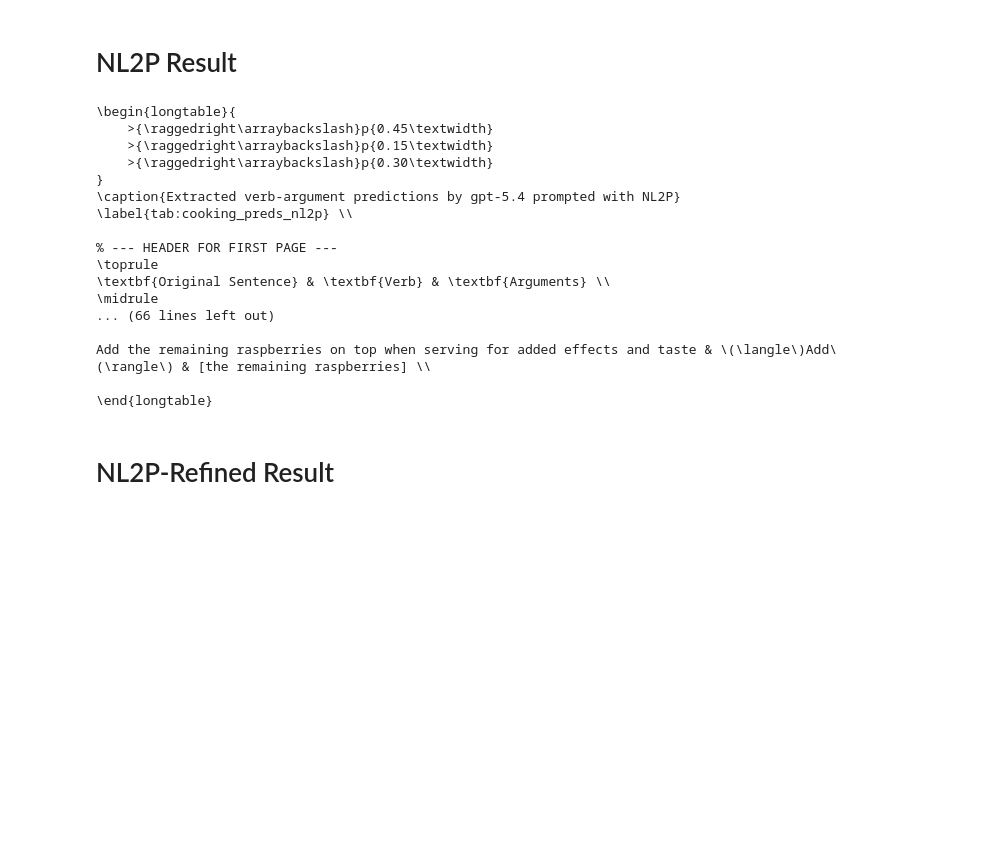
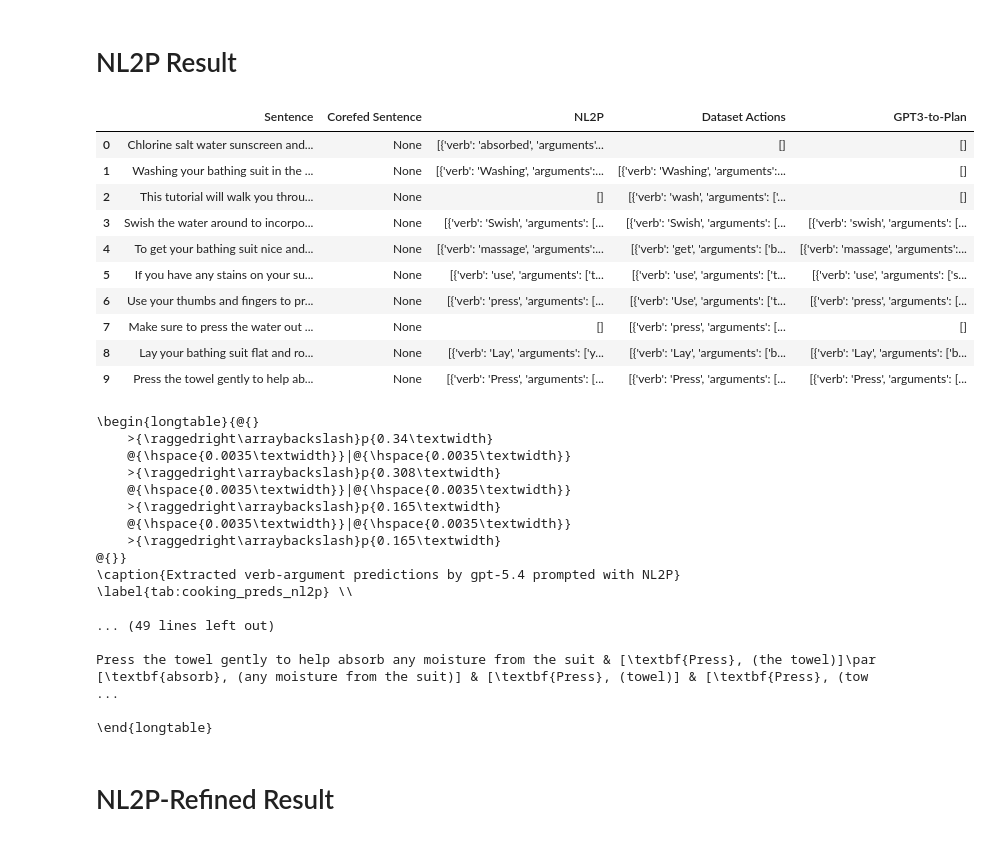
Before and after one commit to utop1an/llm-action-extraction, a Jupyter notebook: diagnosis/read_results_into_table.ipynb, the cells around one changed output. Saved outputs shown, nothing was run; the diff lists cells and outputs as text; code cells hidden in the pictures; blank space fills up the shorter version.

Commit message:
update the json results to latex table script

```diff
--- a/diagnosis/read_results_into_table.ipynb
+++ b/diagnosis/read_results_into_table.ipynb
@@ -169,30 +552,50 @@ def json_result_to_longtable(
 # %% [markdown]
 # NL2P Result
 # %%
-table1 = json_result_to_longtable(
-    input_path=PROJECT_ROOT / f"results/nl2p_1/{SELECTED_MODEL}/{SELECTED_DATASET}_nl2p_1_{SELECTED_MODEL}.json",
-    doc_id=DOC_ID,
+selected_dataset = "cooking"
+doc_id = 107
+
+dataframe1 = json_result_to_dataframe(
+    input_path=PROJECT_ROOT / f"results/nl2p_1/{SELECTED_MODEL}/{selected_dataset}_nl2p_1_{SELECTED_MODEL}.json",
+    results_name="NL2P",
+    comparison_path=PROJECT_ROOT / f"results/gpt3_to_plan/{SELECTED_MODEL}/{selected_dataset}_gpt3_to_plan_{SELECTED_MODEL}.json",
+    doc_id=doc_id,
+)
+display_wrapped_dataframe(dataframe1)
+
+table1 = dataframe_to_longtable(
+    dataframe1,
     caption=f"Extracted verb-argument predictions by {SELECTED_MODEL} prompted with NL2P",
-    label=f"tab:{SELECTED_DATASET}_preds_nl2p",
+    label=f"tab:{selected_dataset}_preds_nl2p",
 )
-
 print(table1)
 # %% [output]
+|  | Sentence | Corefed Sentence | NL2P | Dataset Actions | GPT3-to-Plan |
+| 0 | Chlorine salt water sunscreen and... | None | [{'verb': 'absorbed', 'arguments'... | [] | [] |
+| 1 | Washing your bathing suit in the ... | None | [{'verb': 'Washing', 'arguments':... | [{'verb': 'Washing', 'arguments':... | [] |
+| 2 | This tutorial will walk you throu... | None | [] | [{'verb': 'wash', 'arguments': ['... | [] |
+| 3 | Swish the water around to incorpo... | None | [{'verb': 'Swish', 'arguments': [... | [{'verb': 'Swish', 'arguments': [... | [{'verb': 'swish', 'arguments': [... |
+| 4 | To get your bathing suit nice and... | None | [{'verb': 'massage', 'arguments':... | [{'verb': 'get', 'arguments': ['b... | [{'verb': 'massage', 'arguments':... |
+| 5 | If you have any stains on your su... | None | [{'verb': 'use', 'arguments': ['t... | [{'verb': 'use', 'arguments': ['t... | [{'verb': 'use', 'arguments': ['s... |
+| 6 | Use your thumbs and fingers to pr... | None | [{'verb': 'press', 'arguments': [... | [{'verb': 'Use', 'arguments': ['t... | [{'verb': 'press', 'arguments': [... |
+| 7 | Make sure to press the water out ... | None | [] | [{'verb': 'press', 'arguments': [... | [] |
+| 8 | Lay your bathing suit flat and ro... | None | [{'verb': 'Lay', 'arguments': ['y... | [{'verb': 'Lay', 'arguments': ['b... | [{'verb': 'Lay', 'arguments': ['b... |
+| 9 | Press the towel gently to help ab... | None | [{'verb': 'Press', 'arguments': [... | [{'verb': 'Press', 'arguments': [... | [{'verb': 'Press', 'arguments': [... |
-\begin{longtable}{
-    >{\raggedright\arraybackslash}p{0.45\textwidth}
-    >{\raggedright\arraybackslash}p{0.15\textwidth}
-    >{\raggedright\arraybackslash}p{0.30\textwidth}
-}
+\begin{longtable}{@{}
+    >{\raggedright\arraybackslash}p{0.34\textwidth}
+    @{\hspace{0.0035\textwidth}}|@{\hspace{0.0035\textwidth}}
+    >{\raggedright\arraybackslash}p{0.308\textwidth}
+    @{\hspace{0.0035\textwidth}}|@{\hspace{0.0035\textwidth}}
+    >{\raggedright\arraybackslash}p{0.165\textwidth}
+    @{\hspace{0.0035\textwidth}}|@{\hspace{0.0035\textwidth}}
+    >{\raggedright\arraybackslash}p{0.165\textwidth}
+@{}}
 \caption{Extracted verb-argument predictions by gpt-5.4 prompted with NL2P}
 \label{tab:cooking_preds_nl2p} \\
 
-% --- HEADER FOR FIRST PAGE ---
-\toprule
-\textbf{Original Sentence} & \textbf{Verb} & \textbf{Arguments} \\
-\midrule
-... (66 lines left out)
+... (49 lines left out)
 
-Add the remaining raspberries on top when serving for added effects and taste & \(\langle\)Add\(\rangle\) & [the remaining raspberries] \\
+Press the towel gently to help absorb any moisture from the suit & [\textbf{Press}, (the towel)]\par [\textbf{absorb}, (any moisture from the suit)] & [\textbf{Press}, (towel)] & [\textbf{Press}, (tow ...
 
 \end{longtable}
 # %% [markdown]
```
Also changed, not shown: parts of 7 cells of this notebook.
